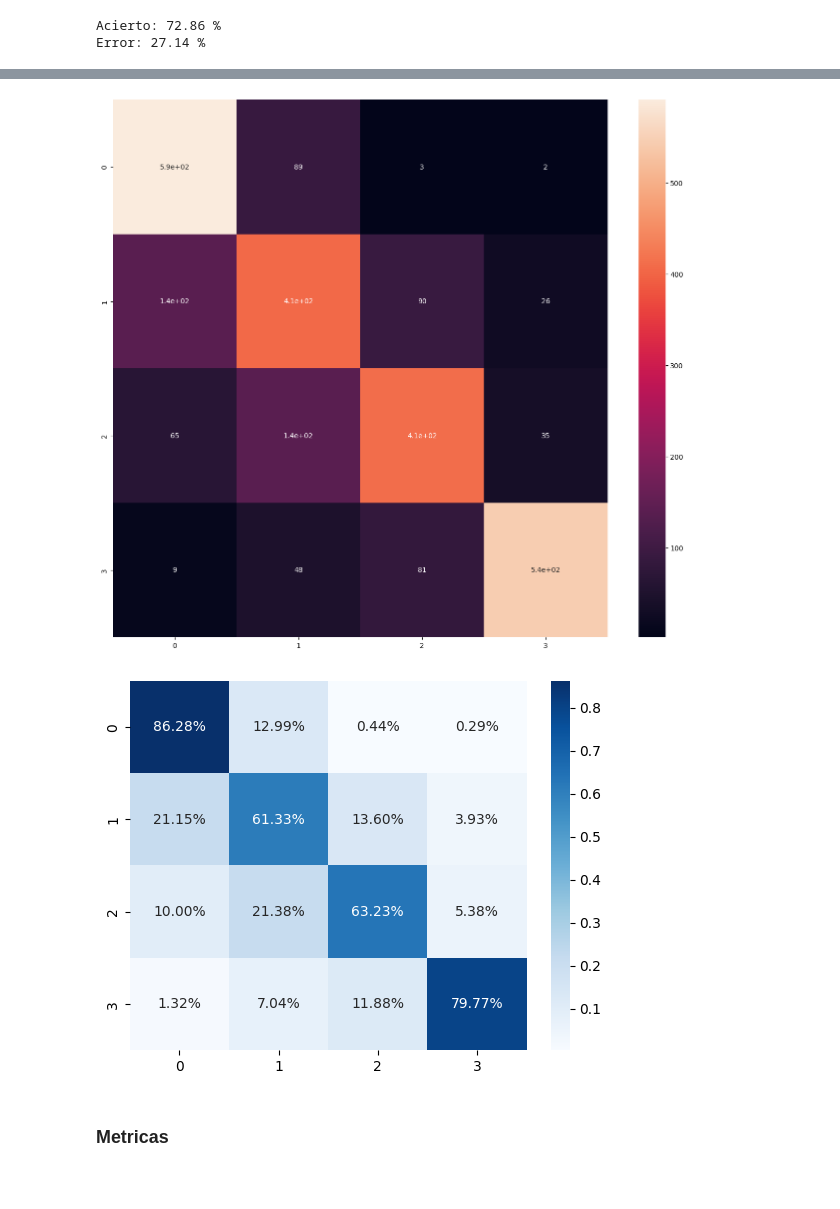
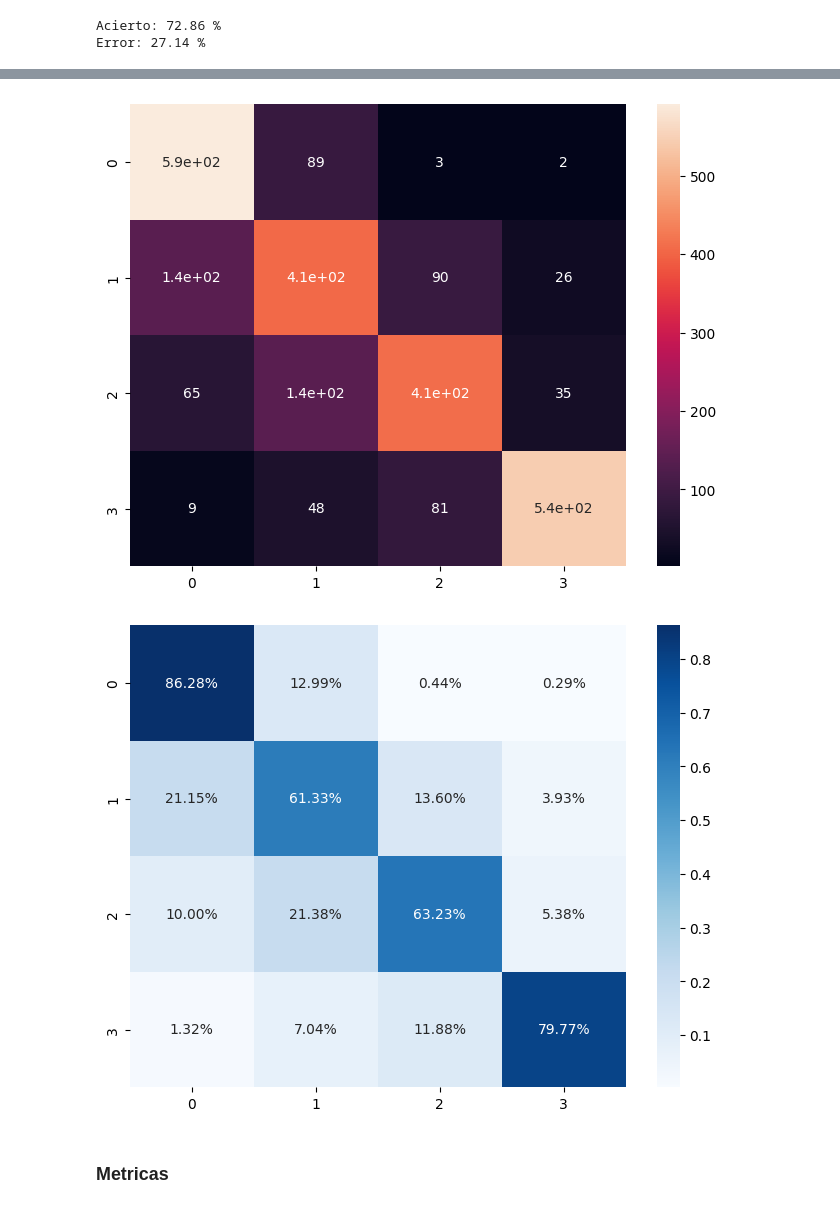
Before and after one commit to juanmendiz/ML-JUAN, a Jupyter notebook: notebooks/04_Evaluacion_Modelo.ipynb, the cells around one changed output, grey strips where cells are left out. Cells and saved outputs as stored; diff of their text form; code cells hidden in the pictures; blank space fills up the shorter version.

```diff
--- a/notebooks/04_Evaluacion_Modelo.ipynb
+++ b/notebooks/04_Evaluacion_Modelo.ipynb
@@ -33,4 +32,4 @@ from sklearn.metrics import make_scorer, recall_score, confusion_matrix,accuracy
 ruta_modelo = os.path.abspath(os.path.join('..','models','trained_model.pkl'))
 
 with open(ruta_modelo, "rb") as archivo:
-   modelo =  pickle.load(archivo)
+   model_o =  pickle.load(archivo)
@@ -51,7 +50,7 @@ print(accuracy_score(y_test, y_pred))
 # %% [output]
 0.7286300858529302
 # %%
-predictions = modelo.predict(X_test)
+predictions = model_o.predict(X_test)
 print(accuracy_score(y_test, predictions))
 # %% [output]
 0.7286300858529302
@@ -78,14 +81,15 @@ print(c_matrix)
 # %%
 import seaborn as sns
-plt.figure(figsize=(16,14))
+plt.figure(figsize=(8,6))
 sns.heatmap(confusion_matrix(y_test, predictions), annot=True);
 # %% [output]
-[figure, old version]
+[figure, new version]
 # %%
+plt.figure(figsize=(8,6))
 sns.heatmap(confusion_matrix(y_test, predictions, normalize='true'), annot=True,
             fmt='.2%', cmap='Blues');
 # %% [output]
-[figure, old version]
+[figure, new version]
 # %% [markdown]
 ### Metricas
 # %% [markdown]
```
Also changed, not shown: parts of 23 cells of this notebook, 20 other files.
